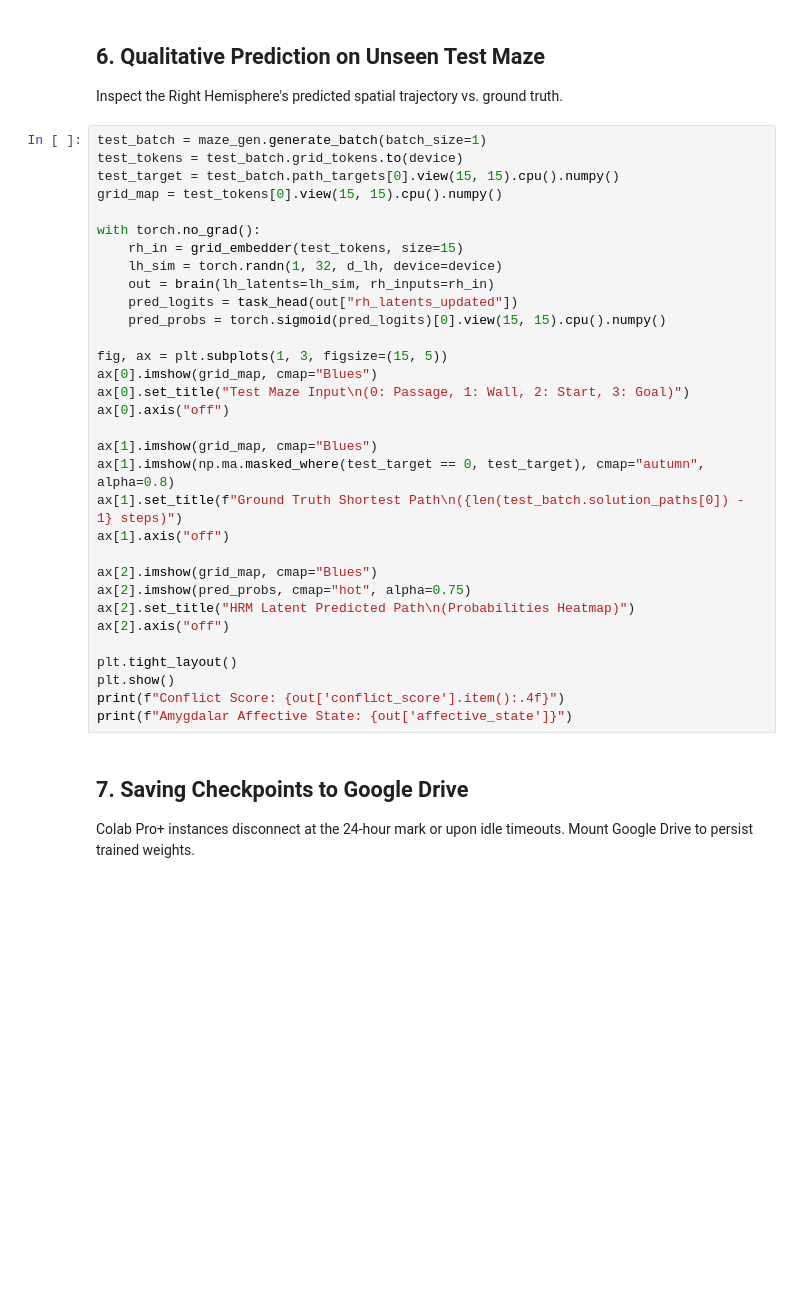
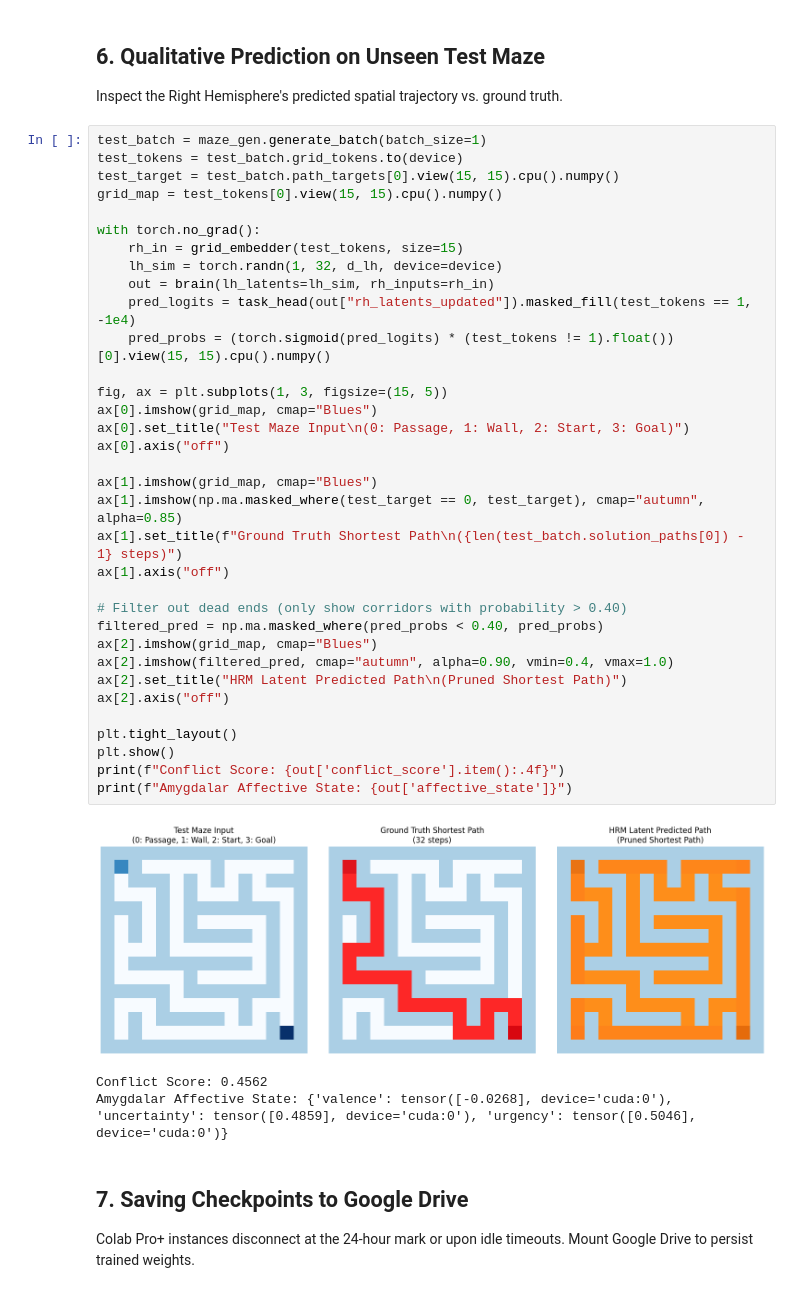
Before and after one commit to sneed-and-feed/brain-ai, a Jupyter notebook: notebooks/01_diagnostic_controls_colab.ipynb, the cells around one changed output. Drawn from its saved outputs; the diff is of its cells as text; blank space fills up the shorter version.

```diff
--- a/notebooks/01_diagnostic_controls_colab.ipynb
+++ b/notebooks/01_diagnostic_controls_colab.ipynb
@@ -271,35 +290,41 @@ Inspect the Right Hemisphere's predicted spatial trajectory vs. ground truth.
 # %%
 test_batch = maze_gen.generate_batch(batch_size=1)
 test_tokens = test_batch.grid_tokens.to(device)
 test_target = test_batch.path_targets[0].view(15, 15).cpu().numpy()
 grid_map = test_tokens[0].view(15, 15).cpu().numpy()
 
 with torch.no_grad():
     rh_in = grid_embedder(test_tokens, size=15)
     lh_sim = torch.randn(1, 32, d_lh, device=device)
     out = brain(lh_latents=lh_sim, rh_inputs=rh_in)
-    pred_logits = task_head(out["rh_latents_updated"])
-    pred_probs = torch.sigmoid(pred_logits)[0].view(15, 15).cpu().numpy()
+    pred_logits = task_head(out["rh_latents_updated"]).masked_fill(test_tokens == 1, -1e4)
+    pred_probs = (torch.sigmoid(pred_logits) * (test_tokens != 1).float())[0].view(15, 15).cpu().numpy()
 
 fig, ax = plt.subplots(1, 3, figsize=(15, 5))
 ax[0].imshow(grid_map, cmap="Blues")
 ax[0].set_title("Test Maze Input\n(0: Passage, 1: Wall, 2: Start, 3: Goal)")
 ax[0].axis("off")
 
 ax[1].imshow(grid_map, cmap="Blues")
-ax[1].imshow(np.ma.masked_where(test_target == 0, test_target), cmap="autumn", alpha=0.8)
+ax[1].imshow(np.ma.masked_where(test_target == 0, test_target), cmap="autumn", alpha=0.85)
 ax[1].set_title(f"Ground Truth Shortest Path\n({len(test_batch.solution_paths[0]) - 1} steps)")
 ax[1].axis("off")
 
+# Filter out dead ends (only show corridors with probability > 0.40)
+filtered_pred = np.ma.masked_where(pred_probs < 0.40, pred_probs)
 ax[2].imshow(grid_map, cmap="Blues")
-ax[2].imshow(pred_probs, cmap="hot", alpha=0.75)
-ax[2].set_title("HRM Latent Predicted Path\n(Probabilities Heatmap)")
+ax[2].imshow(filtered_pred, cmap="autumn", alpha=0.90, vmin=0.4, vmax=1.0)
+ax[2].set_title("HRM Latent Predicted Path\n(Pruned Shortest Path)")
 ax[2].axis("off")
 
 plt.tight_layout()
 plt.show()
 print(f"Conflict Score: {out['conflict_score'].item():.4f}")
 print(f"Amygdalar Affective State: {out['affective_state']}")
+# %% [output]
+[figure, added]
+Conflict Score: 0.4562
+Amygdalar Affective State: {'valence': tensor([-0.0268], device='cuda:0'), 'uncertainty': tensor([0.4859], device='cuda:0'), 'urgency': tensor([0.5046], device='cuda:0')}
 # %% [markdown]
 ## 7. Saving Checkpoints to Google Drive
 
```
Also changed, not shown: parts of 11 cells of this notebook.
